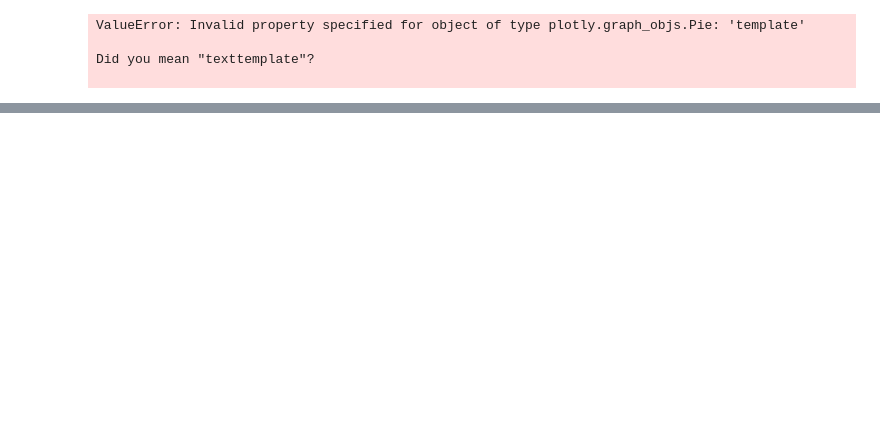
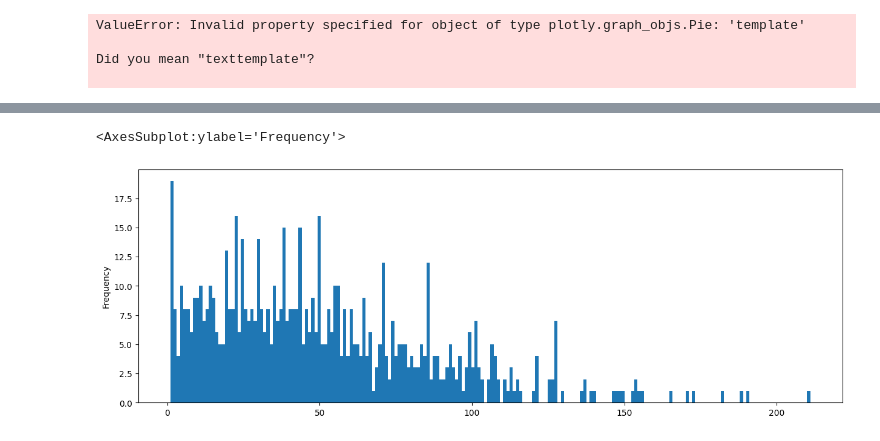
Before and after one commit to pmhalvor/website, a Jupyter notebook: radio/plot-times-mac.ipynb, the cells around one changed output, grey strips where cells are left out. Cells and saved outputs as stored; diff of their text form; code cells hidden in the pictures; blank space fills up the shorter version.

```diff
--- a/radio/plot-times-mac.ipynb
+++ b/radio/plot-times-mac.ipynb
@@ -321,0 +446,8 @@ df.groupby(["date", "hour"]).head()
+# %%
+days_df.plot.hist(
+    figsize=(15,5),
+    bins=200
+)
+# %% [output]
+<AxesSubplot:ylabel='Frequency'>
+[figure, added]
```
Also changed, not shown: parts of 38 cells of this notebook.
